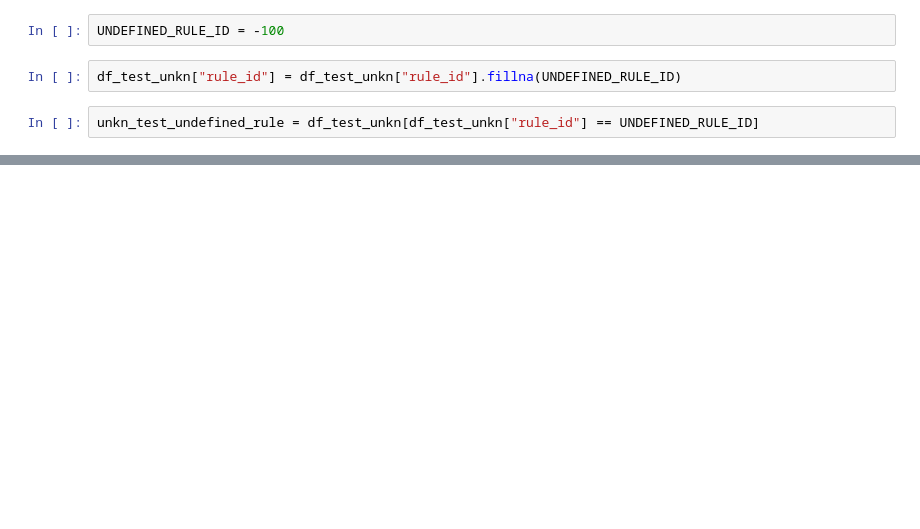
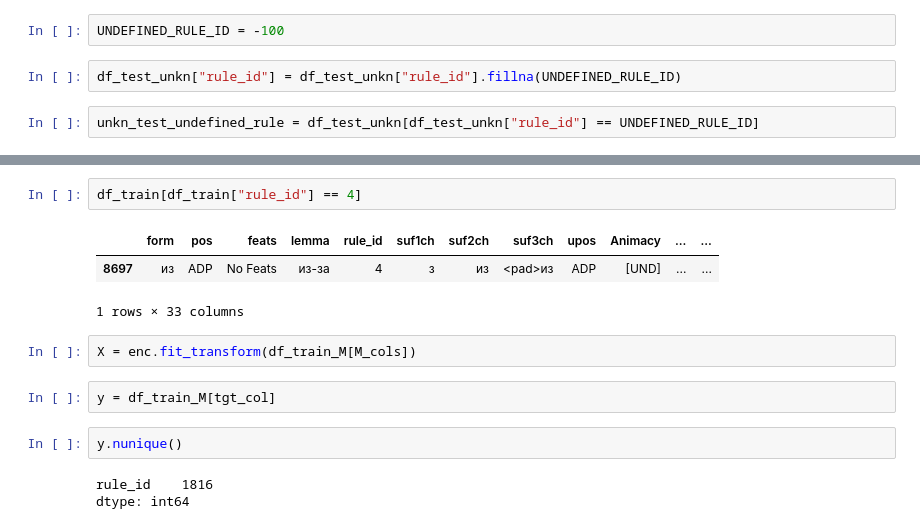
Before and after one commit to smertlove/Lemmatization-Heuristics, a Jupyter notebook: inspect_rules.ipynb, the cells around one changed output, grey strips where cells are left out. Cells and saved outputs as stored; diff of their text form; blank space fills up the shorter version.

```diff
--- a/inspect_rules.ipynb
+++ b/inspect_rules.ipynb
@@ -244,0 +378,15 @@ pos tags: ['ADJ', 'ADP', 'ADV', 'ADVPRO', 'ANUM', 'AUX', 'CCONJ', 'COM', 'DET',
+# %%
+df_train[df_train["rule_id"] == 4]
+# %% [output]
+|  | form | pos | feats | lemma | rule_id | suf1ch | suf2ch | suf3ch | upos | Animacy | ... | ... |
+| 8697 | из | ADP | No Feats | из-за | 4 | з | из | <pad>из | ADP | [UND] | ... | ... |
+1 rows × 33 columns
+# %%
+X = enc.fit_transform(df_train_M[M_cols])
+# %%
+y = df_train_M[tgt_col]
+# %%
+y.nunique()
+# %% [output]
+rule_id    1816
+dtype: int64
```
Also changed, not shown: parts of 43 cells of this notebook, 5 other files.
